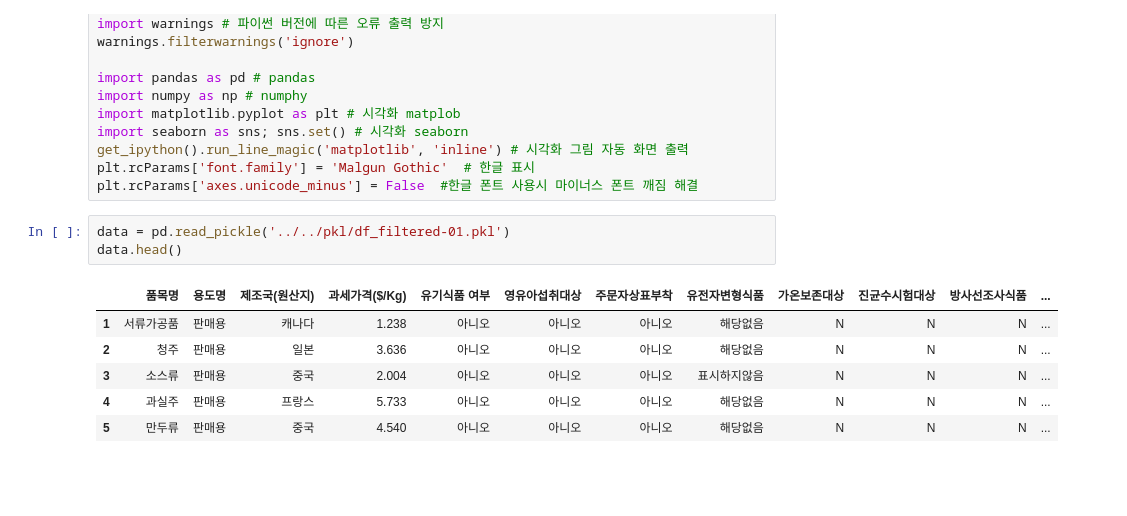
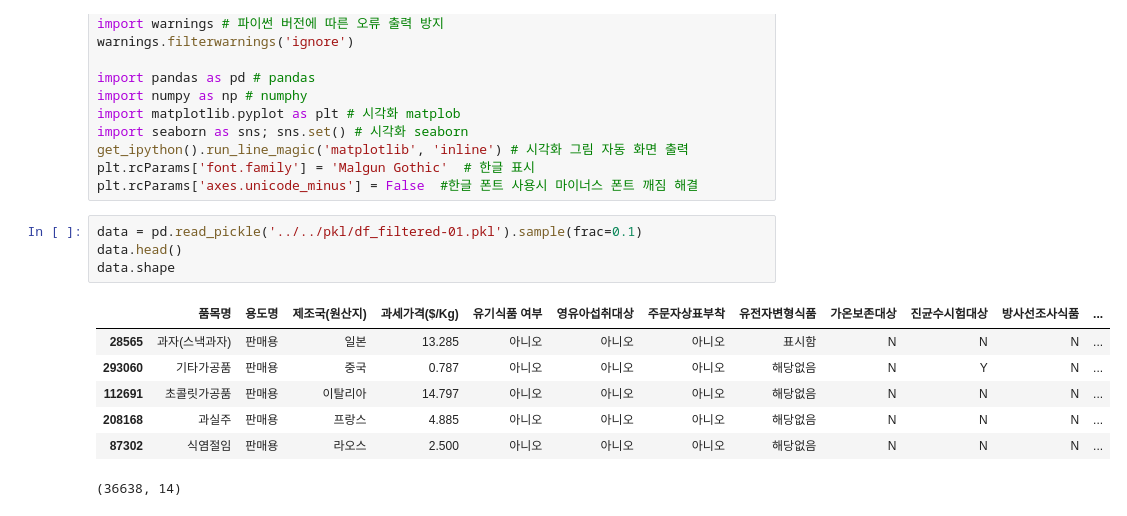
Before and after one commit to ancestor9/smart-food, a Jupyter notebook: 06_수입식품_final_predict.ipynb, the cells around one changed output. Cells and saved outputs as stored; diff of their text form; blank space fills up the shorter version.

```diff
--- a/06_수입식품_final_predict.ipynb
+++ b/06_수입식품_final_predict.ipynb
@@ -14,12 +14,14 @@ get_ipython().run_line_magic('matplotlib', 'inline') # 시각화 그림 자동
 plt.rcParams['font.family'] = 'Malgun Gothic'  # 한글 표시
 plt.rcParams['axes.unicode_minus'] = False  #한글 폰트 사용시 마이너스 폰트 깨짐 해결
 # %%
-data = pd.read_pickle('../../pkl/df_filtered-01.pkl')
+data = pd.read_pickle('../../pkl/df_filtered-01.pkl').sample(frac=0.1)
 data.head()
+data.shape
 # %% [output]
 |  | 품목명 | 용도명 | 제조국(원산지) | 과세가격($/Kg) | 유기식품 여부 | 영유아섭취대상 | 주문자상표부착 | 유전자변형식품 | 가온보존대상 | 진균수시험대상 | 방사선조사식품 | ... |
-| 1 | 서류가공품 | 판매용 | 캐나다 | 1.238 | 아니오 | 아니오 | 아니오 | 해당없음 | N | N | N | ... |
-| 2 | 청주 | 판매용 | 일본 | 3.636 | 아니오 | 아니오 | 아니오 | 해당없음 | N | N | N | ... |
-| 3 | 소스류 | 판매용 | 중국 | 2.004 | 아니오 | 아니오 | 아니오 | 표시하지않음 | N | N | N | ... |
-| 4 | 과실주 | 판매용 | 프랑스 | 5.733 | 아니오 | 아니오 | 아니오 | 해당없음 | N | N | N | ... |
-| 5 | 만두류 | 판매용 | 중국 | 4.540 | 아니오 | 아니오 | 아니오 | 해당없음 | N | N | N | ... |
+| 28565 | 과자(스낵과자) | 판매용 | 일본 | 13.285 | 아니오 | 아니오 | 아니오 | 표시함 | N | N | N | ... |
+| 293060 | 기타가공품 | 판매용 | 중국 | 0.787 | 아니오 | 아니오 | 아니오 | 해당없음 | N | Y | N | ... |
+| 112691 | 초콜릿가공품 | 판매용 | 이탈리아 | 14.797 | 아니오 | 아니오 | 아니오 | 해당없음 | N | N | N | ... |
+| 208168 | 과실주 | 판매용 | 프랑스 | 4.885 | 아니오 | 아니오 | 아니오 | 해당없음 | N | N | N | ... |
+| 87302 | 식염절임 | 판매용 | 라오스 | 2.500 | 아니오 | 아니오 | 아니오 | 해당없음 | N | N | N | ... |
+(36638, 14)
```
Also changed, not shown: parts of 21 cells of this notebook.
